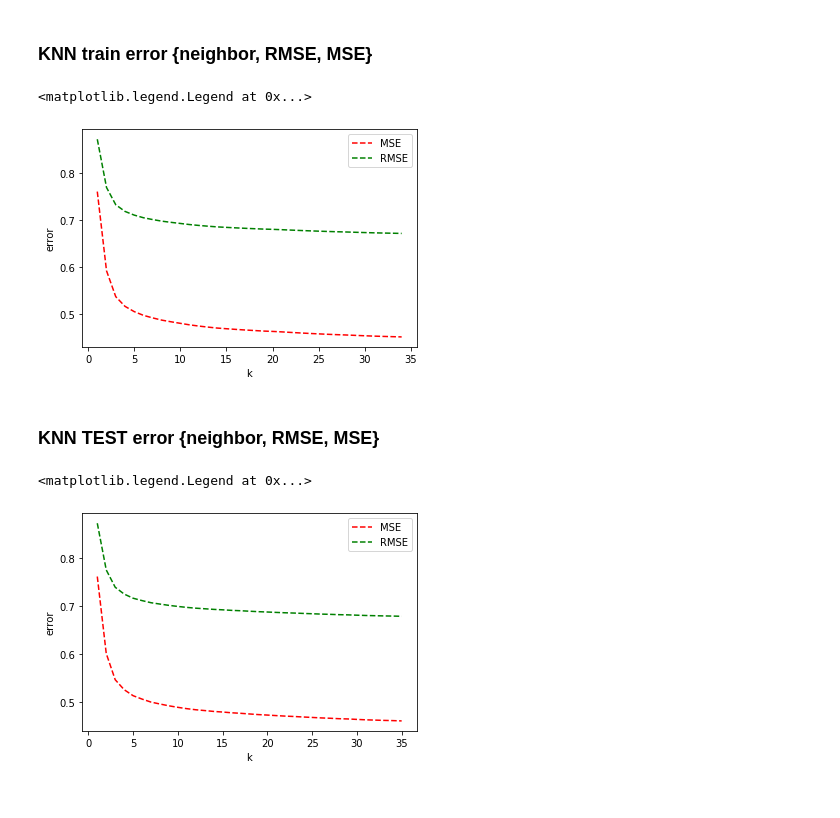
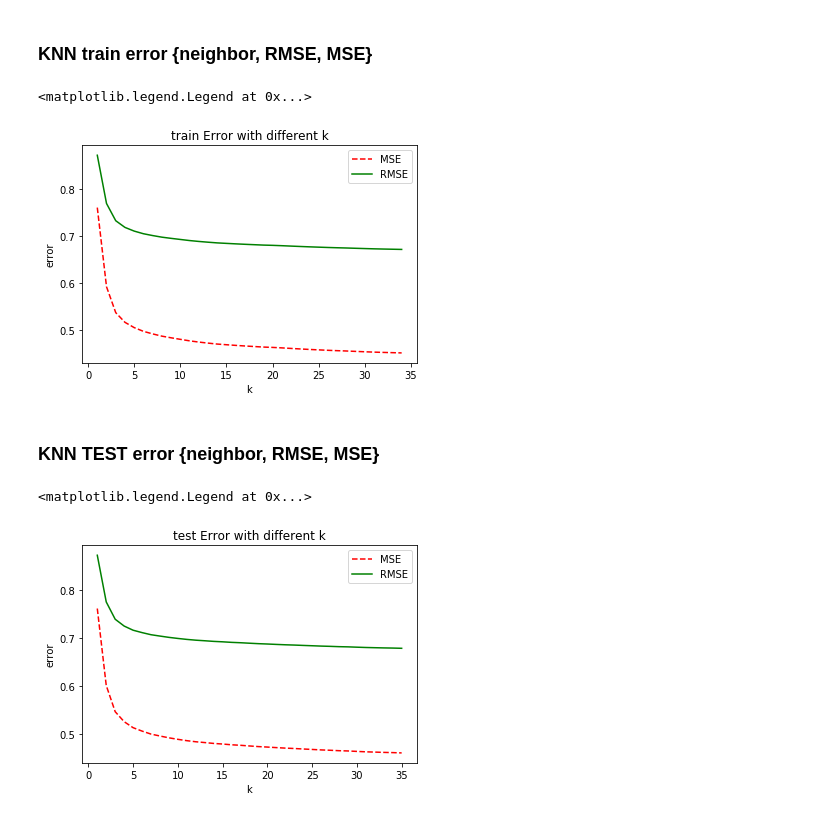
Before and after one commit to Ccbirdy/A-Recommender-System, a Jupyter notebook: chengchengGUOprojectRecommenderSystem.ipynb, the cells around one changed output. Drawn from its saved outputs; the diff is of its cells as text; code cells hidden in the pictures.

```diff
--- a/chengchengGUOprojectRecommenderSystem.ipynb
+++ b/chengchengGUOprojectRecommenderSystem.ipynb
@@ -244,17 +246,17 @@ np.savetxt('KNN_ERROR_train1.csv', res, delimiter = ',')
 # %%
 # read error dataset because it take too long to calculate
 err_train = np.genfromtxt("KNN_ERROR_train1.csv", delimiter=",", dtype=np.float)
 l1=plt.plot(err_train[:,0],err_train[:,2],'r--',label='MSE')
-l2=plt.plot(err_train[:,0],err_train[:,1],'g--',label='RMSE')
+l2=plt.plot(err_train[:,0],err_train[:,1],'g',label='RMSE')
 
-#plt.title('Error with different k')
+plt.title('train Error with different k')
 plt.xlabel('k')
 plt.ylabel('error')
-plt.savefig('./trainKNNerror.pdf',dpi = 500, bbox_inches = 'tight')
 plt.legend()
+#plt.savefig('./trainKNNerror.png',dpi = 500, bbox_inches = 'tight')
 # %% [output]
 <matplotlib.legend.Legend at 0x...>
-[figure, old version]
+[figure, new version]
 # %% [markdown]
 ### KNN TEST error {neighbor, RMSE, MSE}
 # %%
@@ -272,13 +274,13 @@ np.savetxt('KNN_ERROR_test1.csv', res, delimiter = ',')
 err_test = np.genfromtxt("KNN_ERROR_test1.csv", delimiter=",", dtype=np.float)
 #plot
 l1=plt.plot(err_test[:,0],err_test[:,2],'r--',label='MSE')
-l2=plt.plot(err_test[:,0],err_test[:,1],'g--',label='RMSE')
+l2=plt.plot(err_test[:,0],err_test[:,1],'g',label='RMSE')
 
-#plt.title('Error with different k')
+plt.title('test Error with different k')
 plt.xlabel('k')
 plt.ylabel('error')
-plt.savefig('./testKNNerror.pdf',dpi = 500, bbox_inches = 'tight')
 plt.legend()
+#plt.savefig('./testKNNerror.png',dpi = 500, bbox_inches = 'tight')
 # %% [output]
 <matplotlib.legend.Legend at 0x...>
-[figure, old version]
+[figure, new version]
```
Also changed, not shown: parts of 4 cells of this notebook, 6 other files.
